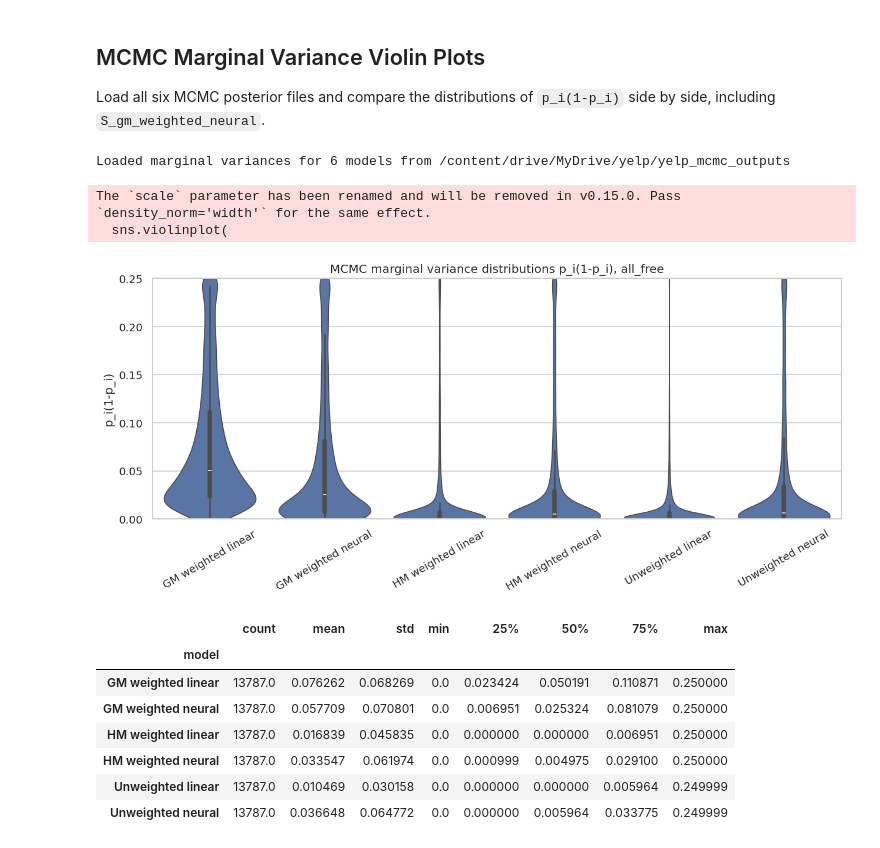
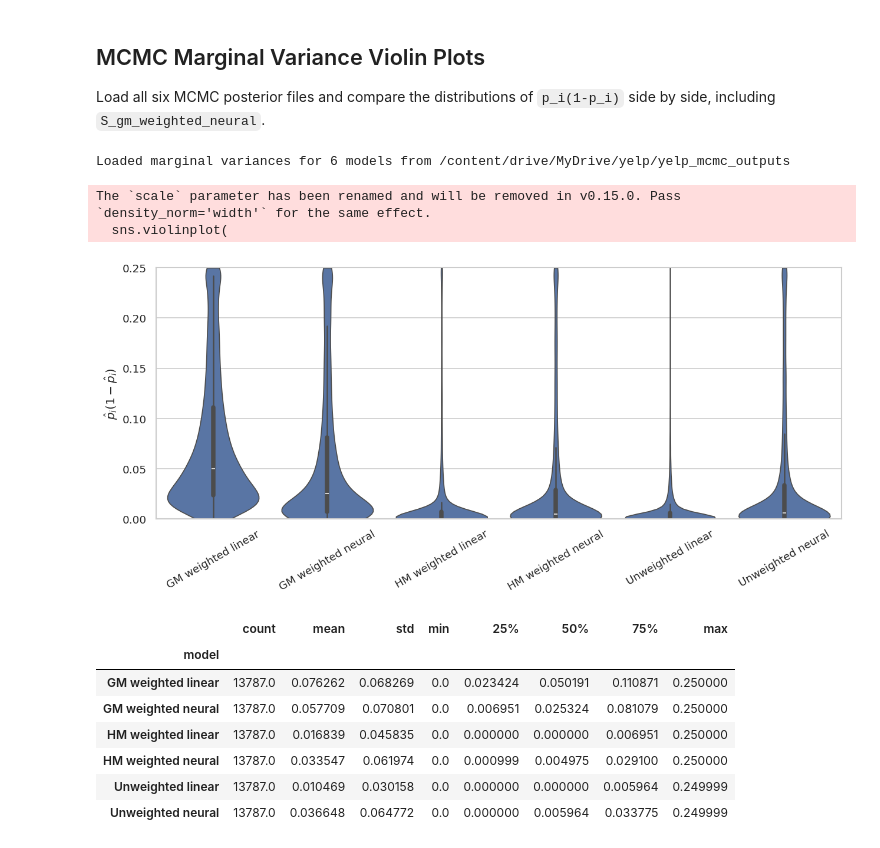
Before and after one commit to Sanchayan-Bhowal/BitcoinTransactionClassification, a Jupyter notebook: script/yelp/comparisions.ipynb, the cells around one changed output. Saved outputs shown, nothing was run; the diff lists cells and outputs as text; code cells hidden in the pictures.

```diff
--- a/script/yelp/comparisions.ipynb
+++ b/script/yelp/comparisions.ipynb
@@ -537,36 +537,35 @@ if not variance_frames:
     raise FileNotFoundError(f"No usable posterior files found under {MCMC_OUTPUTS_DIR}")
 
 variance_df = pd.concat(variance_frames, ignore_index=True)
 model_order = [label for rowname, label in MCMC_VARIANCE_MODELS if label in set(variance_df["model"])]
 
 print(f"Loaded marginal variances for {variance_df['model'].nunique()} models from {MCMC_OUTPUTS_DIR}")
 
 fig, ax = plt.subplots(figsize=(max(9, 1.8 * len(model_order)), 5))
 sns.violinplot(
     data=variance_df,
     x="model",
     y="marginal_variance",
     order=model_order,
     inner="box",
     cut=0,
     scale="width",
     linewidth=1,
     ax=ax,
 )
-ax.set_title(f"MCMC marginal variance distributions p_i(1-p_i), {VAR_NODE_POOL}")
 ax.set_xlabel("")
-ax.set_ylabel("p_i(1-p_i)")
+ax.set_ylabel(r"$\hat{p}_i(1-\hat{p}_i)$")
 ax.set_ylim(0, 0.25)
 ax.tick_params(axis="x", rotation=30)
 plt.tight_layout()
 plt.show()
 
 variance_df.groupby("model")["marginal_variance"].describe().reindex(model_order)
 # %% [output]
 Loaded marginal variances for 6 models from /content/drive/MyDrive/yelp/yelp_mcmc_outputs
 The `scale` parameter has been renamed and will be removed in v0.15.0. Pass `density_norm='width'` for the same effect.
   sns.violinplot(
-[figure, old version]
+[figure, new version]
 |  | count | mean | std | min | 25% | 50% | 75% | max |
 | model |  |  |  |  |  |  |  |  |
 | GM weighted linear | 13787.0 | 0.076262 | 0.068269 | 0.0 | 0.023424 | 0.050191 | 0.110871 | 0.250000 |
```
Also changed, not shown: parts of 3 cells of this notebook, 3 other files.
